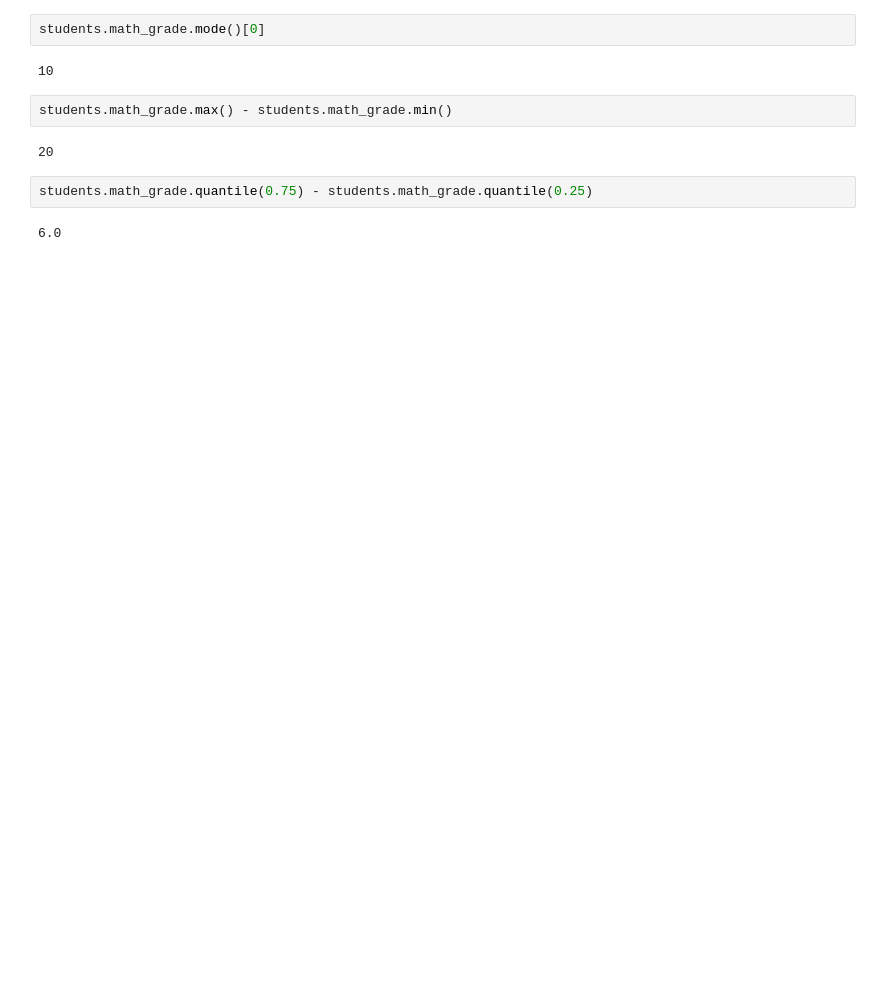
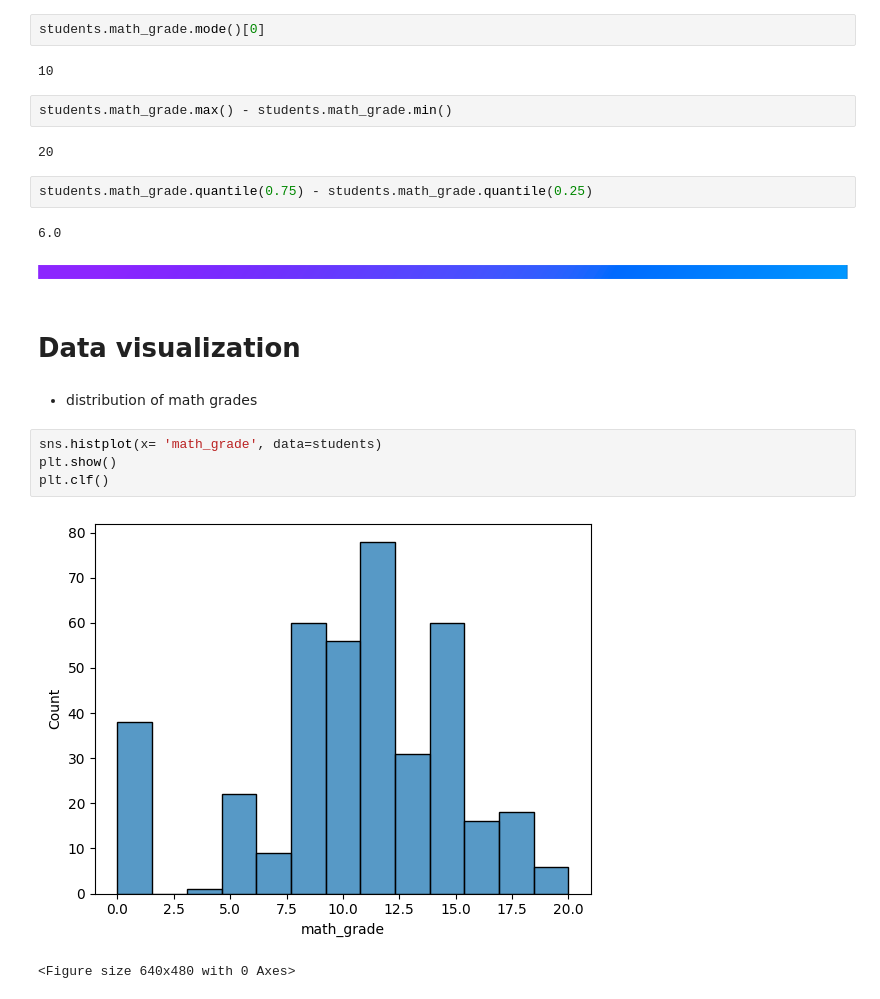
Before and after one commit to Dotrako/Pandas, a Jupyter notebook: Math Grades Project/Students Grades Analysis.ipynb, the cells around one changed output. Drawn from its saved outputs; the diff is of its cells as text; blank space fills up the shorter version.

```diff
--- a/Math Grades Project/Students Grades Analysis.ipynb
+++ b/Math Grades Project/Students Grades Analysis.ipynb
@@ -68,3 +68,16 @@ students.math_grade.max() - students.math_grade.min()
 students.math_grade.quantile(0.75) - students.math_grade.quantile(0.25)
 # %% [output]
 6.0
+# %% [markdown]
+![Purple Line.png](<attachment:Purple Line.png>)
+# %% [markdown]
+# Data visualization
+# %% [markdown]
+- distribution of math grades
+# %%
+sns.histplot(x= 'math_grade', data=students)
+plt.show()
+plt.clf()
+# %% [output]
+[figure, added]
+<Figure size 640x480 with 0 Axes>
```
Also changed, not shown: parts of 16 cells of this notebook.
